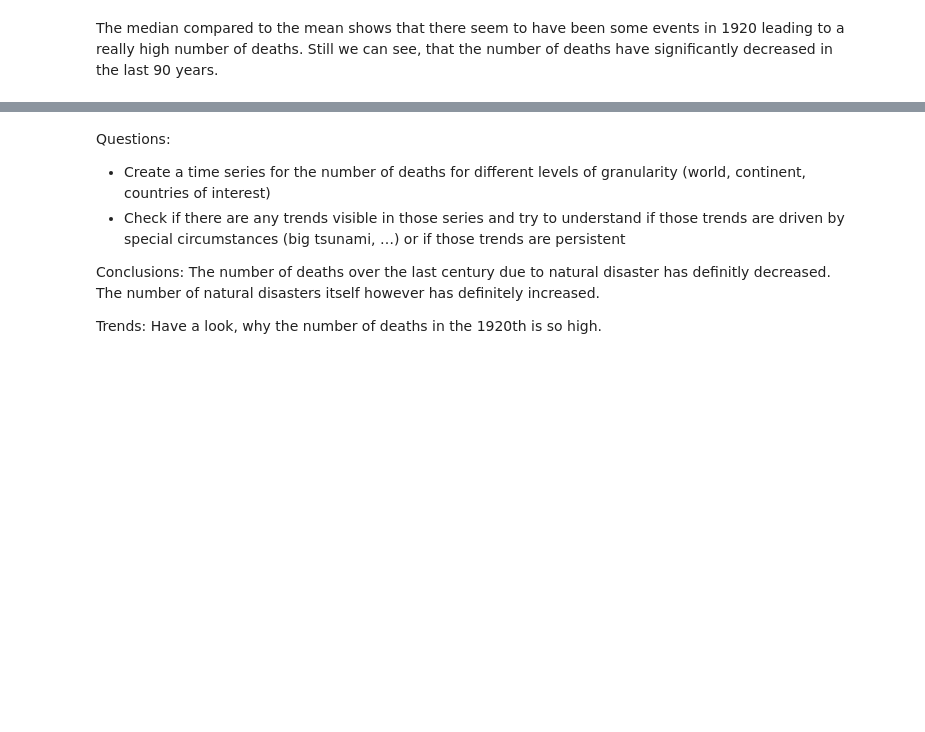
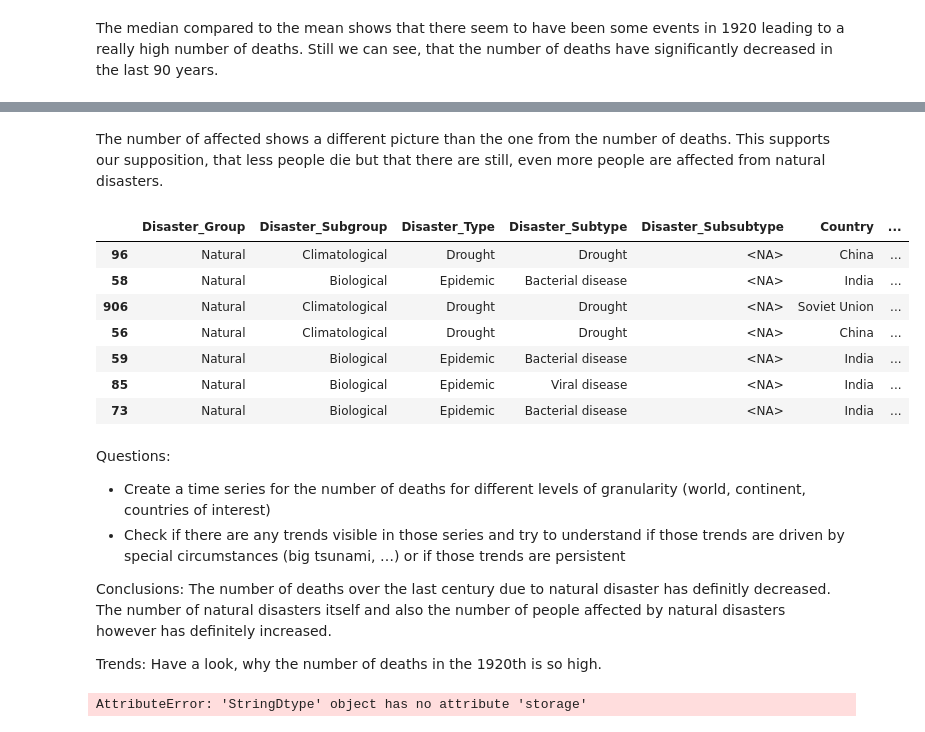
Before and after one commit to r-Files/DOPP, a Jupyter notebook: jupyter_notebooks/lab_question_a.ipynb, the cells around one changed output, grey strips where cells are left out. Cells and saved outputs as stored; diff of their text form; code cells hidden in the pictures; blank space fills up the shorter version.

```diff
--- a/jupyter_notebooks/lab_question_a.ipynb
+++ b/jupyter_notebooks/lab_question_a.ipynb
@@ -142,3 +201,17 @@ Hochgerechnete Number of natural disasters 2020-2029: 4214.0
+# %% [markdown]
+The number of affected shows a different picture than the one from the number of deaths. This supports our supposition, that less people die but that there are still, even more people are affected from natural disasters.
+# %%
+data_1920 = df.loc[df["Disaster_Decade"]==1920] # unfertig
+data_1920.nlargest(7,"Total_Deaths")
+# %% [output]
+|  | Disaster_Group | Disaster_Subgroup | Disaster_Type | Disaster_Subtype | Disaster_Subsubtype | Country | ... |
+| 96 | Natural | Climatological | Drought | Drought | <NA> | China | ... |
+| 58 | Natural | Biological | Epidemic | Bacterial disease | <NA> | India | ... |
+| 906 | Natural | Climatological | Drought | Drought | <NA> | Soviet Union | ... |
+| 56 | Natural | Climatological | Drought | Drought | <NA> | China | ... |
+| 59 | Natural | Biological | Epidemic | Bacterial disease | <NA> | India | ... |
+| 85 | Natural | Biological | Epidemic | Viral disease | <NA> | India | ... |
+| 73 | Natural | Biological | Epidemic | Bacterial disease | <NA> | India | ... |
 # %% [markdown]
 Questions:
 - Create a time series for the number of deaths for different levels of granularity (world, continent, countries of
@@ -148,6 +221,11 @@ special circumstances (big tsunami, …) or if those trends are persistent
 
 Conclusions:
 The number of deaths over the last century due to natural disaster has definitly decreased.
-The number of natural disasters itself however has definitely increased.
+The number of natural disasters itself and also the number of people affected by natural disasters however has definitely increased.
 
 Trends: Have a look, why the number of deaths in the 1920th is so high.
+# %%
+df.groupby(["Disaster_Decade","Continent"]).mean()['Total_Deaths']
+#df.describe()#continent_grouped.describe()#['Total_Deaths'])
+# %% [output]
+AttributeError: 'StringDtype' object has no attribute 'storage'
```
Also changed, not shown: parts of 8 cells of this notebook.
